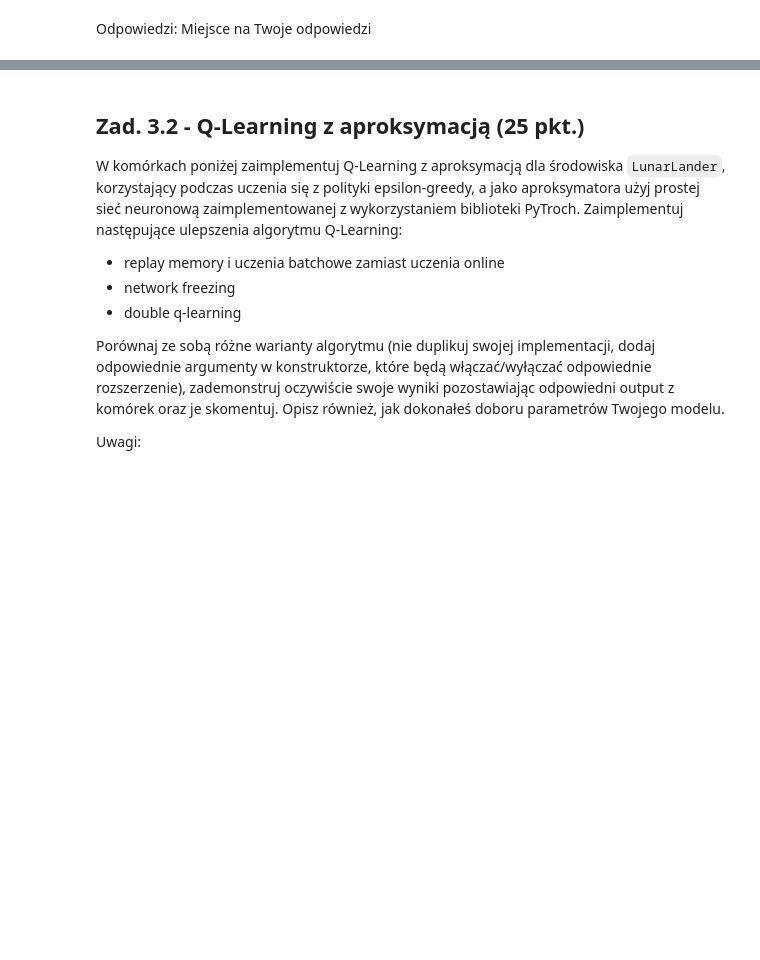
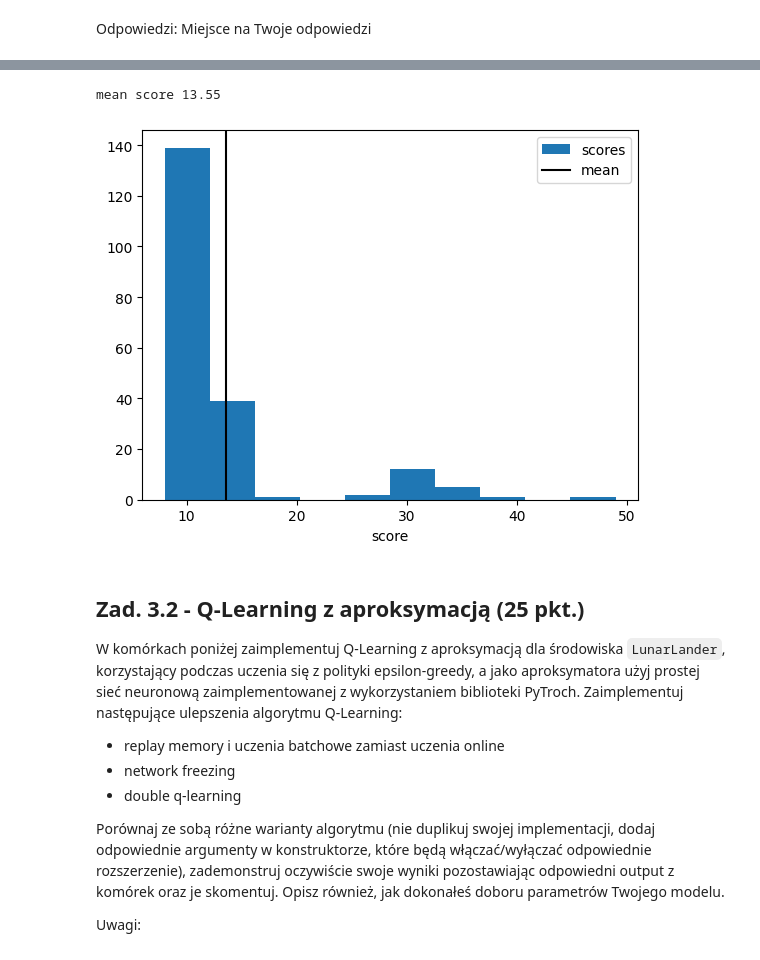
Before and after one commit to Michu-dev/ai-university-labs, a Jupyter notebook: Reinforcement Learning/homework-3-qlearning.ipynb, the cells around one changed output, grey strips where cells are left out. Drawn from its saved outputs; the diff is of its cells as text; code cells hidden in the pictures; blank space fills up the shorter version.

```diff
--- a/Reinforcement Learning/homework-3-qlearning.ipynb
+++ b/Reinforcement Learning/homework-3-qlearning.ipynb
@@ -183,3 +246,8 @@ rewards = run_agent_in_env(env, agent, 10000, learning=True, plot=True, plot_int
+# %%
+test_agent(env, agent, epochs=200)
+# %% [output]
+mean score 13.55
+[figure, added]
 # %% [markdown]
 ## Zad. 3.2 - Q-Learning z aproksymacją (25 pkt.)
 
```
Also changed, not shown: parts of 8 cells of this notebook, 1 other file.
